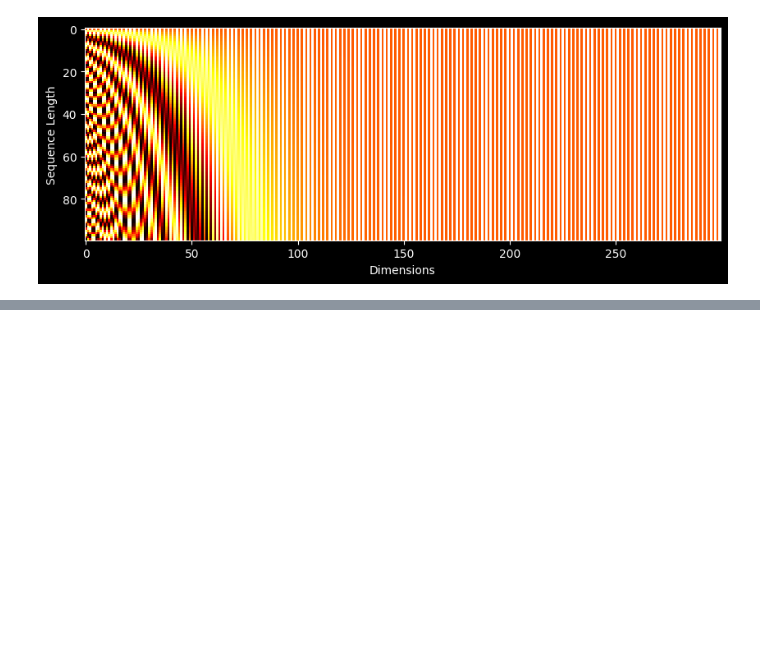
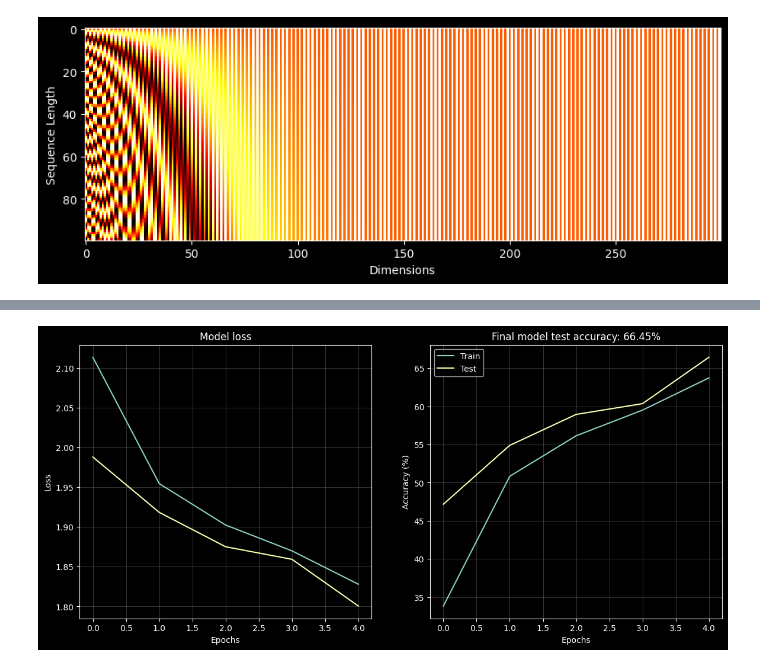
Before and after one commit to shre-db/Vision-Transformer-MNIST, a Jupyter notebook: notebook.ipynb, the cells around one changed output, grey strips where cells are left out. Saved outputs shown, nothing was run; the diff lists cells and outputs as text; code cells hidden in the pictures; blank space fills up the shorter version.

```diff
--- a/notebook.ipynb
+++ b/notebook.ipynb
@@ -208,7 +208,7 @@ def main():
             batch_loss.append(loss.item())
             batch_acc.append(torch.mean((torch.argmax(yHat, axis=1) == y).float()).item()*100)
 
-            msg = "Batch {}/{}".format(count, len(train_loader))
+            msg = "Epoch {}/{}, Batch {}/{}".format(epoch+1, N_EPOCHS, count, len(train_loader))
             sys.stdout.write('\r' + msg)
 
         # Compute and Store average loss across batches
@@ -234,7 +234,7 @@ def main():
                 batch_loss.append(loss.item())
                 batch_acc.append(torch.mean((torch.argmax(yHat, axis=1) == y).float()).item()*100)
 
-                msg = "Batch {}".format(count)
+                msg = "Epoch {}/{}, Batch {}".format(epoch+1, N_EPOCHS, count, len(test_loader))
                 sys.stdout.write('\r' + msg)
 
         # Compute and Store average loss across batches
@@ -243,9 +243,6 @@ def main():
         # Compute and Store test accuracy
         test_acc.append(np.mean(batch_acc))
 
-        msg = "Epoch {}/{}".format(epoch+1, N_EPOCHS)
-        sys.stdout.write('\r' + msg)
-
     return train_loss, test_loss, train_acc, test_acc
 # %%
 train_loss, test_loss, train_acc, test_acc = main()
@@ -269,0 +252,24 @@ RuntimeError: ignored
+# %%
+# Visualize the performance
+fig, ax = plt.subplots(1, 2, figsize=(14, 6))
+
+ax[0].plot(train_loss, label='Train')
+ax[0].plot(test_loss, label='Test')
+ax[0].set_xlabel('Epochs')
+ax[0].set_ylabel('Loss')
+# ax[0].set_ylim([0,3])
+ax[0].set_title('Model loss')
+ax[0].grid(alpha=0.2)
+
+ax[1].plot(train_acc,label='Train')
+ax[1].plot(test_acc,label='Test')
+ax[1].set_xlabel('Epochs')
+ax[1].set_ylabel('Accuracy (%)')
+# ax[1].set_ylim([10,100])
+ax[1].set_title(f'Final model test accuracy: {test_acc[-1]:.2f}%')
+ax[1].legend()
+ax[1].grid(alpha=0.2)
+
+plt.show()
+# %% [output]
+[figure, added]
```
Also changed, not shown: parts of 1 cell of this notebook.
